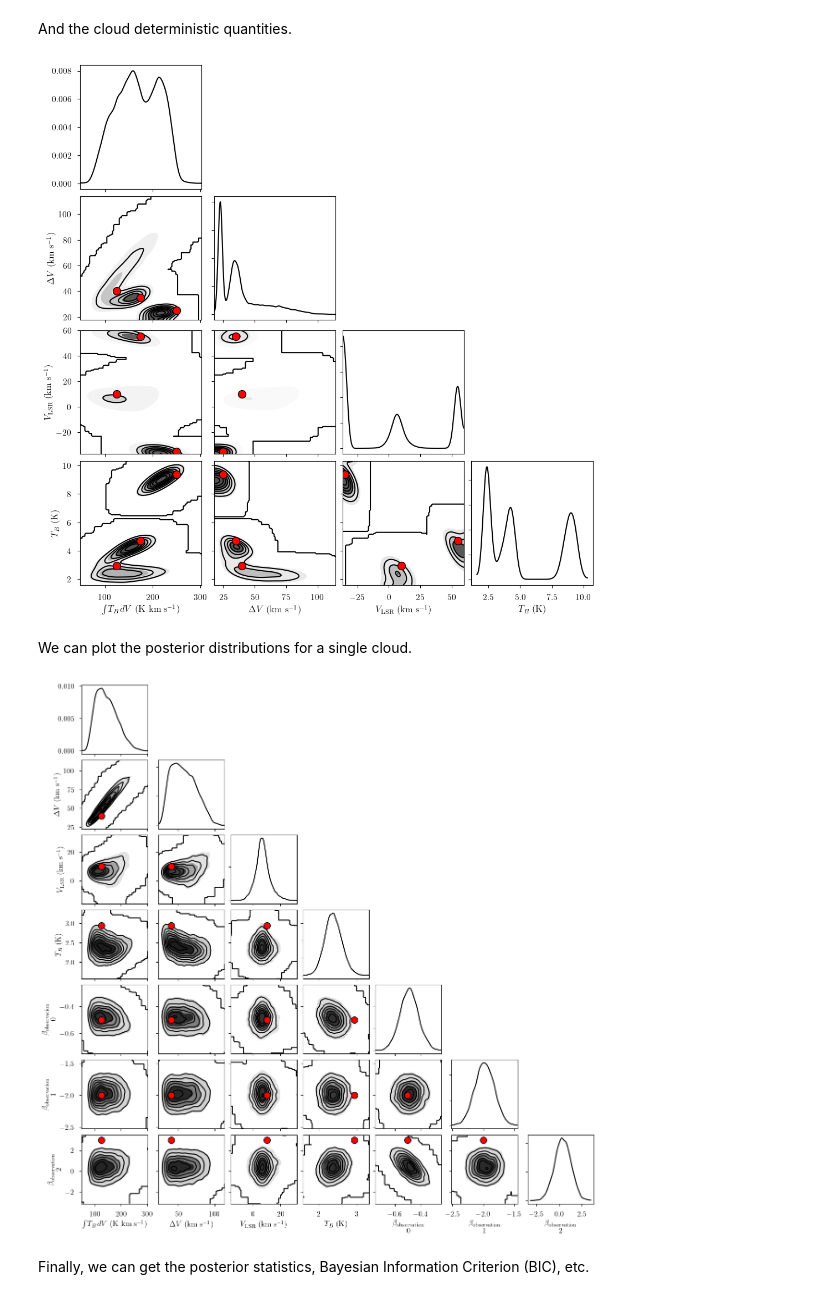
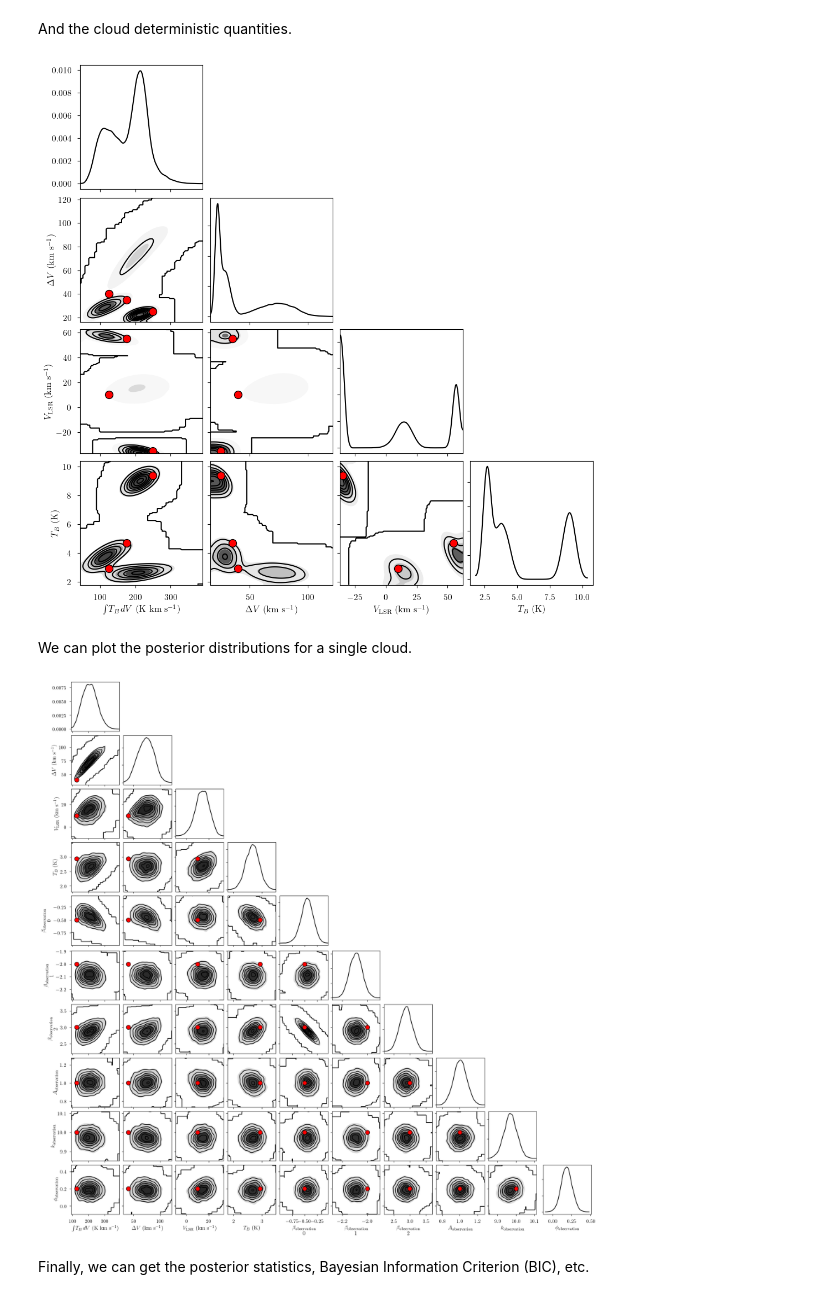
Before and after one commit to tvwenger/bayes_spec, a Jupyter notebook: docs/source/notebooks/basic_tutorial.ipynb, the cells around one changed output. Saved outputs shown, nothing was run; the diff lists cells and outputs as text; code cells hidden in the pictures.

```diff
--- a/docs/source/notebooks/basic_tutorial.ipynb
+++ b/docs/source/notebooks/basic_tutorial.ipynb
@@ -68,12 +68,15 @@ Now that we have a model definition and a dummy data format, we can generate sim
 # Initialize and define the model
 n_clouds = 3
 baseline_degree = 2
-model = GaussModel(dummy_data, n_clouds=n_clouds, baseline_degree=baseline_degree, seed=1234, verbose=True)
+model = GaussModel(dummy_data, n_clouds=n_clouds, baseline_degree=baseline_degree, ripples=True, seed=1234, verbose=True)
 model.add_priors(
     prior_line_area = 500.0, # mode of k=2 gamma distribution prior on line area (K km s-1)
     prior_fwhm = 25.0, # mode of k=2 gamma distribution prior on FWHM line width (km s-1)
     prior_velocity = [0.0, 50.0], # mean and width of normal distribution prior on centroid velocity (km s-1)
     prior_baseline_coeffs = [1.0, 1.0, 1.0], # width of normal distribution prior on normalized baseline coefficients
+    prior_ripple_amplitude = 1.0, # width of half-normal distribution prior on normalized ripple amplitude
+    prior_ripple_wavenumber = [10.0, 1.0], # mean and width of normal distribution prior on normalized ripple wavenumber
+    prior_ripple_phase = [0.0, 0.01], # mean and concentration on Von Mises prior distribution on ripple phase
 )
 model.add_likelihood()
 
@@ -98,6 +101,9 @@ sim_params = {
     "line_area": [250.0, 125.0, 175.0], # line area (K km/s)
     "velocity": [-35.0, 10.0, 55.0], # velocity (km/s)
     "baseline_observation_norm": [-0.5, -2.0, 3.0], # normalized baseline coefficients
+    "ripple_observation_amplitude_norm": 1.0, # normalized ripple amplitude
+    "ripple_observation_wavenumber_norm": 10.0, # normalized ripple wavelength
+    "ripple_observation_phase_norm": 0.2, # ripple phase
 }
 
 # add derived quantities to sim_params
@@ -139,12 +148,15 @@ Finally, with our model definition and (simulated) data in hand, we can explore
 
 We begin with a three-cloud (`n_cloud=3`) model, with a 2nd order polynomial baseline (`baseline_degree=2`). Each "cloud" is a set of Gaussian parameters that produces a single Gaussian emission line. The length of `prior_baseline_coeffs` must be `baseline_degree + 1`, and generally can be left at the default value since the data and baseline are internally normalized.
 # %%
-model = GaussModel(data, n_clouds=n_clouds, baseline_degree=baseline_degree, seed=1234, verbose=True)
+model = GaussModel(data, n_clouds=n_clouds, baseline_degree=baseline_degree, ripples=True, seed=1234, verbose=True)
 model.add_priors(
     prior_line_area = 500.0, # mode of k=2 gamma distribution prior on line area (K km s-1)
     prior_fwhm = 25.0, # mode of k=2 gamma distribution prior on FWHM line width (km s-1)
     prior_velocity = [0.0, 50.0], # mean and width of normal distribution prior on centroid velocity (km s-1)
     prior_baseline_coeffs = [1.0, 1.0, 1.0], # width of normal distribution prior on normalized baseline coefficients
+    prior_ripple_amplitude = 1.0, # width of half-normal distribution prior on normalized ripple amplitude
+    prior_ripple_wavenumber = [10.0, 1.0], # mean and width of normal distribution prior on normalized ripple wavenumber
+    prior_ripple_phase = [0.0, 0.01], # mean and concentration on Von Mises prior distribution on ripple phase
 )
 model.add_likelihood()
 # %%
@@ -400,26 +414,29 @@ _ = plot_pair(
     reference_values=sim_params, # truths
 )
 # %% [output]
-[figure, old version]
+[figure, new version]
 # %% [markdown]
 We can plot the posterior distributions for a single cloud.
 # %%
 my_true_cloud = 1
 my_sim_params = {}
 for var_name in model.cloud_deterministics:
     my_sim_params[var_name] = sim_params[var_name][my_true_cloud]
 for var_name in model.baseline_freeRVs:
     my_sim_params[var_name] = sim_params[var_name]
+for var_name in model.hyper_freeRVs:
+    my_sim_params[var_name] = sim_params[var_name]
+
 
 _ = plot_pair(
     model.trace.solution_0.sel(cloud=0), # samples
-    model.cloud_deterministics + model.baseline_freeRVs, # var_names to plot
+    model.cloud_deterministics + model.baseline_freeRVs + model.hyper_freeRVs, # var_names to plot
     labeller=model.labeller, # label manager
     kind="kde", # plot type
     reference_values=my_sim_params, # truths
 )
 # %% [output]
-[figure, old version]
+[figure, new version]
 # %% [markdown]
 Finally, we can get the posterior statistics, Bayesian Information Criterion (BIC), etc.
 # %%
```
Also changed, not shown: parts of 19 cells of this notebook, 14 other files.
